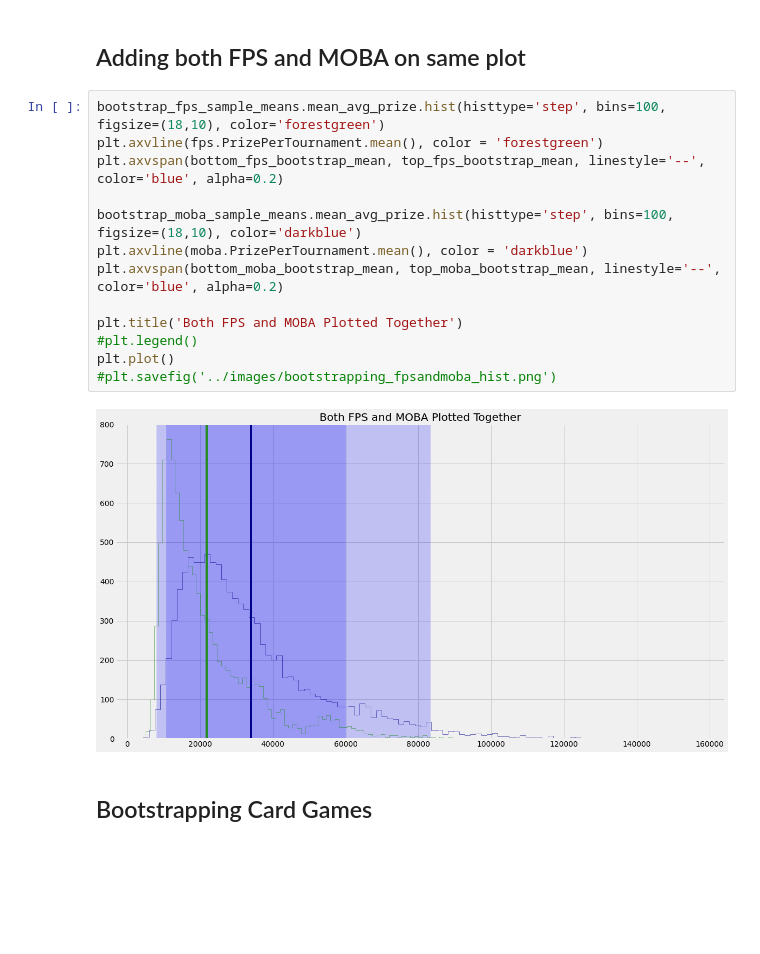
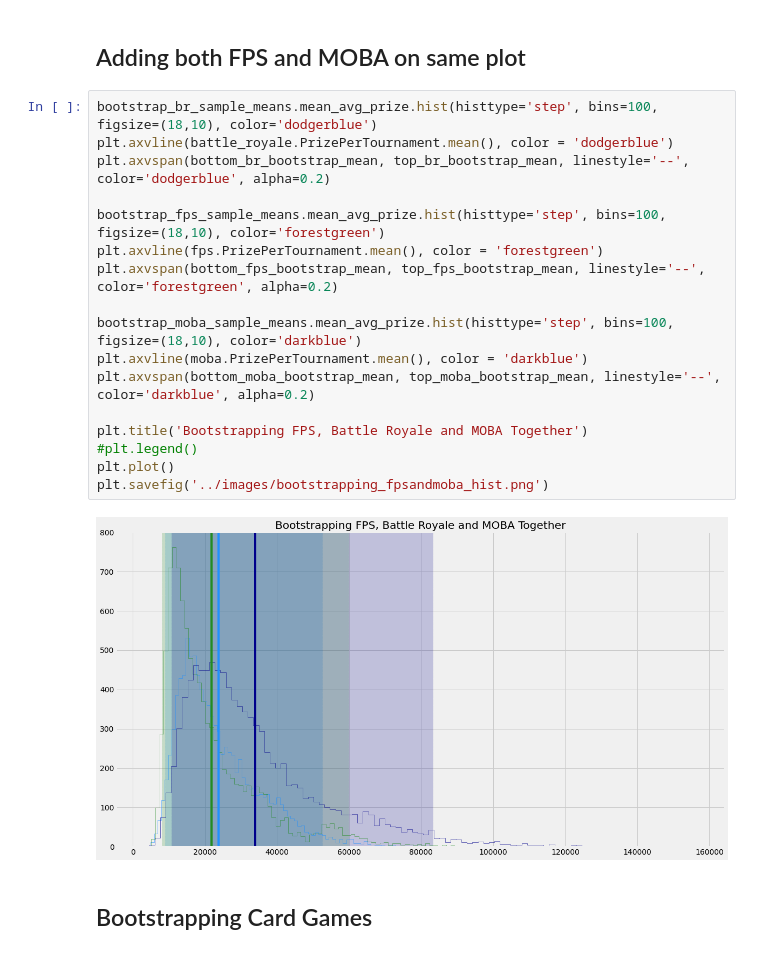
Before and after one commit to LTonstad/DSI_Capstone_One, a Jupyter notebook: testing/team_data.ipynb, the cells around one changed output. Drawn from its saved outputs; the diff is of its cells as text; blank space fills up the shorter version.

```diff
--- a/testing/team_data.ipynb
+++ b/testing/team_data.ipynb
@@ -230,20 +230,24 @@ dtype: float64
 # %% [markdown]
 ## Adding both FPS and MOBA on same plot
 # %%
+bootstrap_br_sample_means.mean_avg_prize.hist(histtype='step', bins=100, figsize=(18,10), color='dodgerblue')
+plt.axvline(battle_royale.PrizePerTournament.mean(), color = 'dodgerblue')
+plt.axvspan(bottom_br_bootstrap_mean, top_br_bootstrap_mean, linestyle='--', color='dodgerblue', alpha=0.2)
+
 bootstrap_fps_sample_means.mean_avg_prize.hist(histtype='step', bins=100, figsize=(18,10), color='forestgreen')
 plt.axvline(fps.PrizePerTournament.mean(), color = 'forestgreen')
-plt.axvspan(bottom_fps_bootstrap_mean, top_fps_bootstrap_mean, linestyle='--', color='blue', alpha=0.2)
+plt.axvspan(bottom_fps_bootstrap_mean, top_fps_bootstrap_mean, linestyle='--', color='forestgreen', alpha=0.2)
 
 bootstrap_moba_sample_means.mean_avg_prize.hist(histtype='step', bins=100, figsize=(18,10), color='darkblue')
 plt.axvline(moba.PrizePerTournament.mean(), color = 'darkblue')
-plt.axvspan(bottom_moba_bootstrap_mean, top_moba_bootstrap_mean, linestyle='--', color='blue', alpha=0.2)
+plt.axvspan(bottom_moba_bootstrap_mean, top_moba_bootstrap_mean, linestyle='--', color='darkblue', alpha=0.2)
 
-plt.title('Both FPS and MOBA Plotted Together')
+plt.title('Bootstrapping FPS, Battle Royale and MOBA Together')
 #plt.legend()
 plt.plot()
-#plt.savefig('../images/bootstrapping_fpsandmoba_hist.png')
+plt.savefig('../images/bootstrapping_fpsandmoba_hist.png')
 # %% [output]
-[figure, old version]
+[figure, new version]
 # %% [markdown]
 ## Bootstrapping Card Games
 # %%
```
Also changed, not shown: parts of 1 cell of this notebook, 3 other files.
